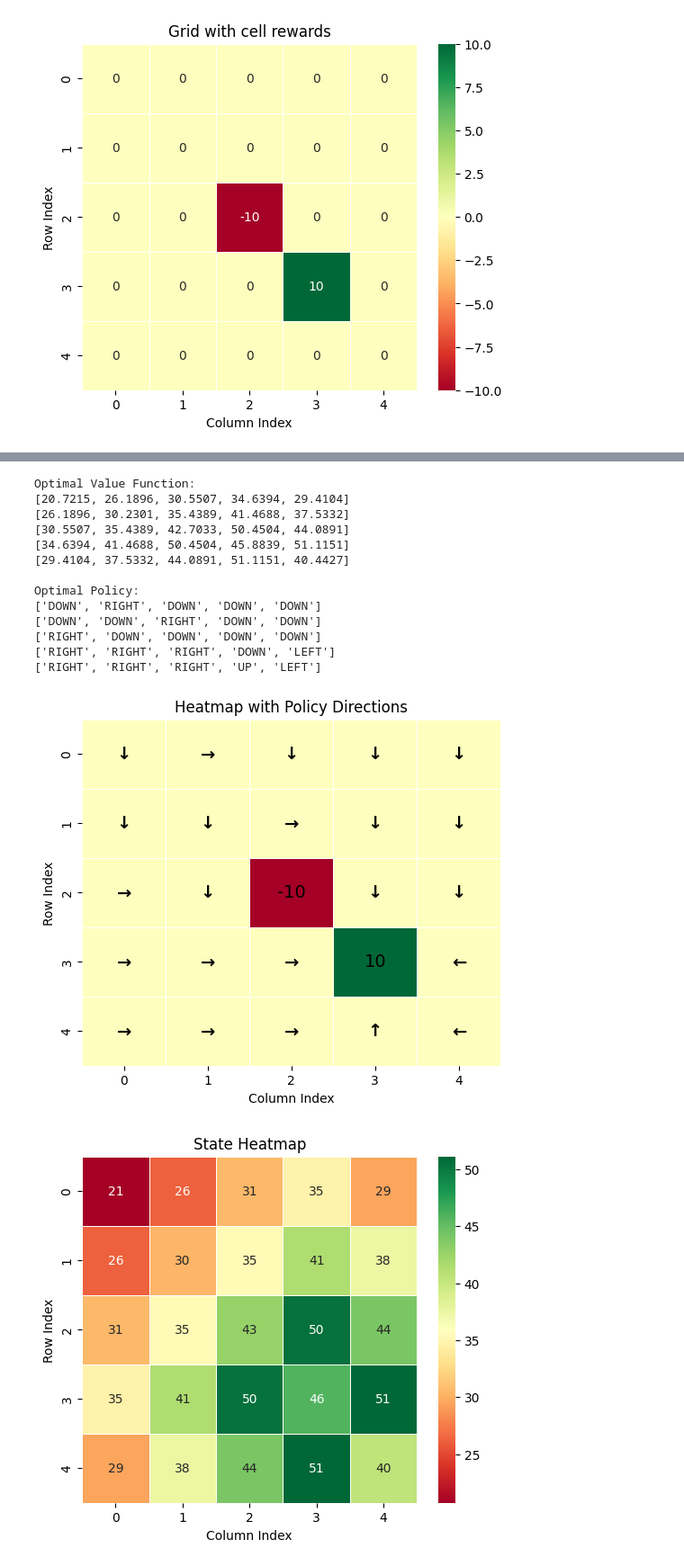
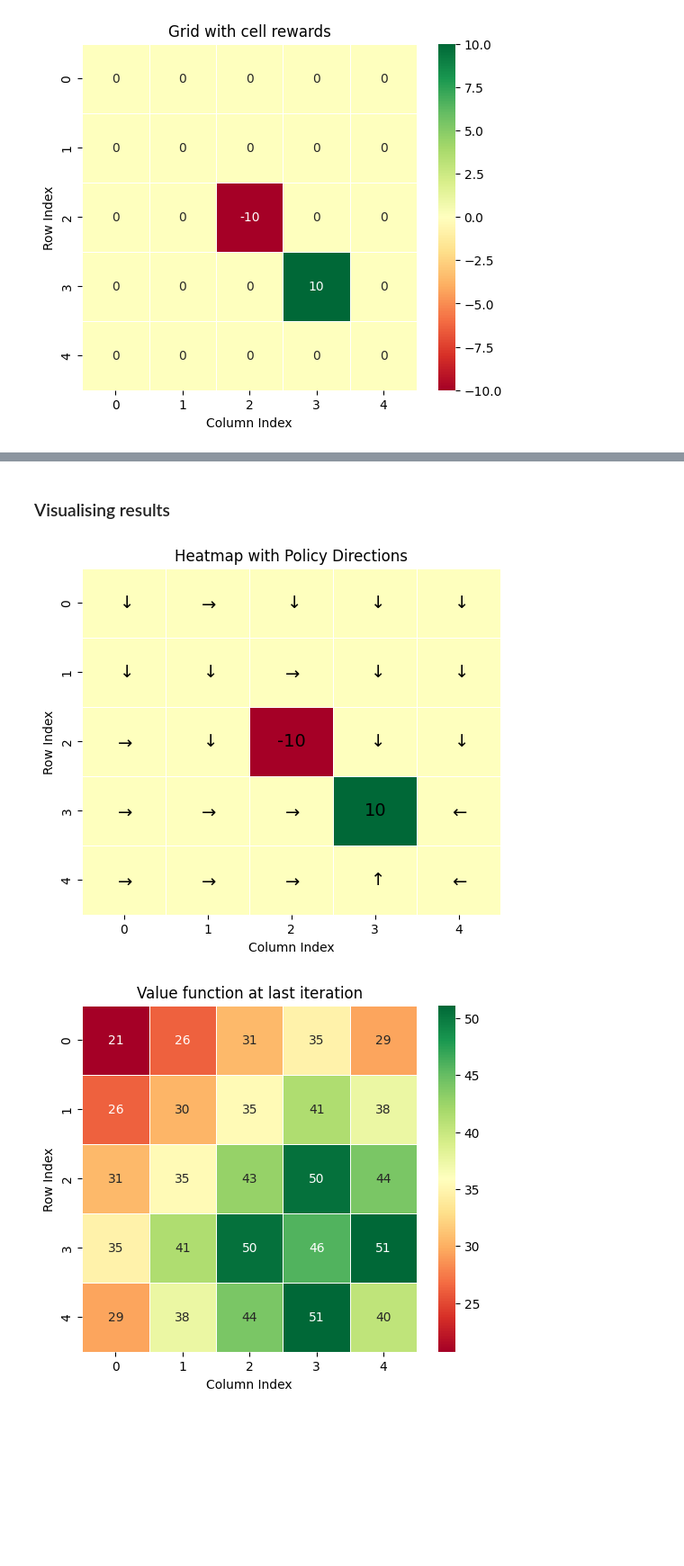
Before and after one commit to turtlesoul25/value_iteration, a Jupyter notebook: Examples/Gridworld_nxm/Solving_Gridworld.ipynb, the cells around one changed output, grey strips where cells are left out. Shown at 90% size. Saved outputs shown, nothing was run; the diff lists cells and outputs as text; code cells hidden in the pictures; blank space fills up the shorter version.

Commit message:
Documentation updated for gridworld_generators.py; updated writeup and results for gridworld_example notebook

```diff
--- a/Examples/Gridworld_nxm/Solving_Gridworld.ipynb
+++ b/Examples/Gridworld_nxm/Solving_Gridworld.ipynb
@@ -94,34 +120,8 @@ result = value_iteration(S_grid, A_grid, P_grid, R_grid, gamma, max_iterations=1
-# %%
-print("Optimal Value Function:")
-for i in range(grid_rows):
-    print([round(result["value_function"][(i, j)], 4) for j in range(grid_cols)])
-
-print("\nOptimal Policy:")
-for i in range(grid_rows):
-    print([result["optimal_policy"][(i, j)] for j in range(grid_cols)])
-# %% [output]
-Optimal Value Function:
-[20.7215, 26.1896, 30.5507, 34.6394, 29.4104]
-[26.1896, 30.2301, 35.4389, 41.4688, 37.5332]
-[30.5507, 35.4389, 42.7033, 50.4504, 44.0891]
-[34.6394, 41.4688, 50.4504, 45.8839, 51.1151]
-[29.4104, 37.5332, 44.0891, 51.1151, 40.4427]
-
-Optimal Policy:
-['DOWN', 'RIGHT', 'DOWN', 'DOWN', 'DOWN']
-['DOWN', 'DOWN', 'RIGHT', 'DOWN', 'DOWN']
-['RIGHT', 'DOWN', 'DOWN', 'DOWN', 'DOWN']
-['RIGHT', 'RIGHT', 'RIGHT', 'DOWN', 'LEFT']
-['RIGHT', 'RIGHT', 'RIGHT', 'UP', 'LEFT']
+# %% [markdown]
+### Visualising results
 # %%
 optimal_policy = result["optimal_policy"]
-# Convert policy directions to Unicode arrows
-arrow_map = {"UP": "↑", "DOWN": "↓", "LEFT": "←", "RIGHT": "→"}
-
-# # Create a 2D numpy array for heatmap
-# heatmap_data = np.full((grid_rows, grid_cols), np.nan)
-# for (r, c), value in grid_values.items():
-#     heatmap_data[r, c] = value
+arrow_map = {"UP": r"$\uparrow$", "DOWN": r"$\downarrow$", "LEFT": r"$\leftarrow$", "RIGHT": r"$\rightarrow$"}
 
 # Create heatmap
 plt.figure(figsize=(6, 5))
@@ -142,34 +142,34 @@ plt.ylabel("Row Index")
 plt.title("Heatmap with Policy Directions")
 plt.show()
 # %% [output]
-[figure, old version]
+[figure, new version]
 # %%
 # Example dictionary: {(row, col): value}
 state_values = result["value_function"]
 
 # Extract grid size
 rows = max(key[0] for key in state_values) + 1
 cols = max(key[1] for key in state_values) + 1
 
 # Create a 2D numpy array filled with NaNs (for missing values)
 heatmap_data = np.full((rows, cols), np.nan)
 
 # Fill array with values from the dictionary
 for (r, c), value in state_values.items():
     heatmap_data[r, c] = value
 
 # Set a custom colormap to match the green theme
 cmap = sns.color_palette("Greens", as_cmap=True)
 
 # Plot heatmap
 plt.figure(figsize=(6, 5))
 sns.heatmap(heatmap_data, annot=True, cmap="RdYlGn", linewidths=0.5)
 
 # Labels and title
 plt.xlabel("Column Index")
 plt.ylabel("Row Index")
-plt.title("State Heatmap")
+plt.title("Value function at last iteration")
 
 plt.show()
 # %% [output]
-[figure, old version]
+[figure, new version]
```
Also changed, not shown: parts of 4 cells of this notebook, 1 other file.
